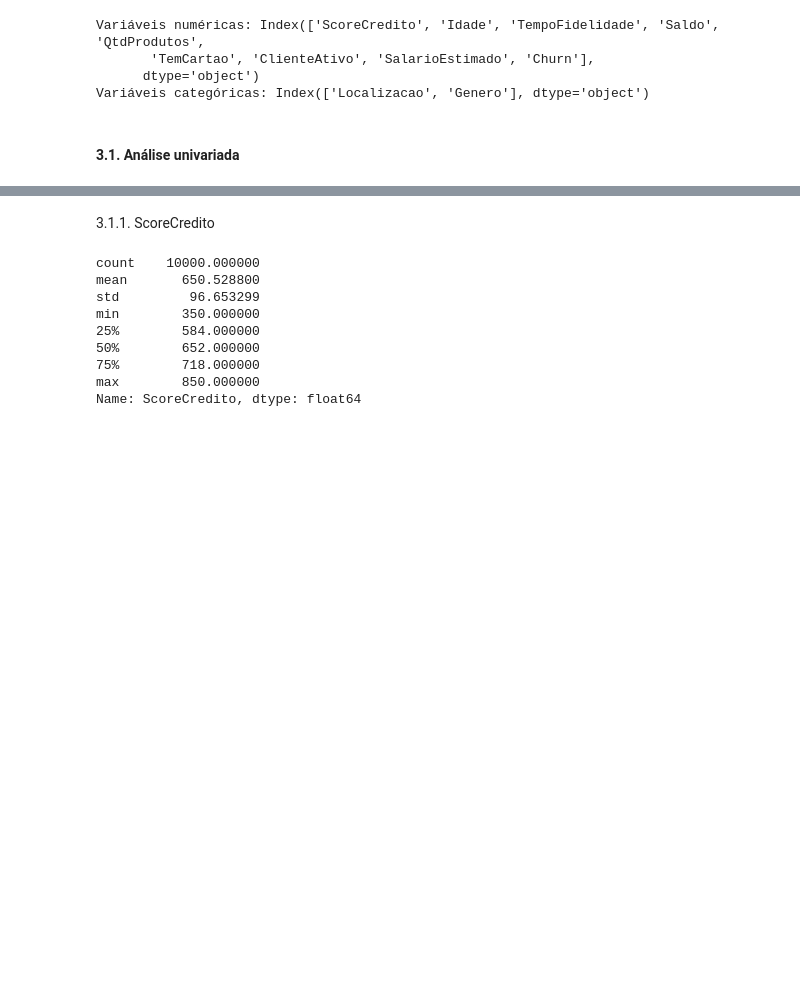
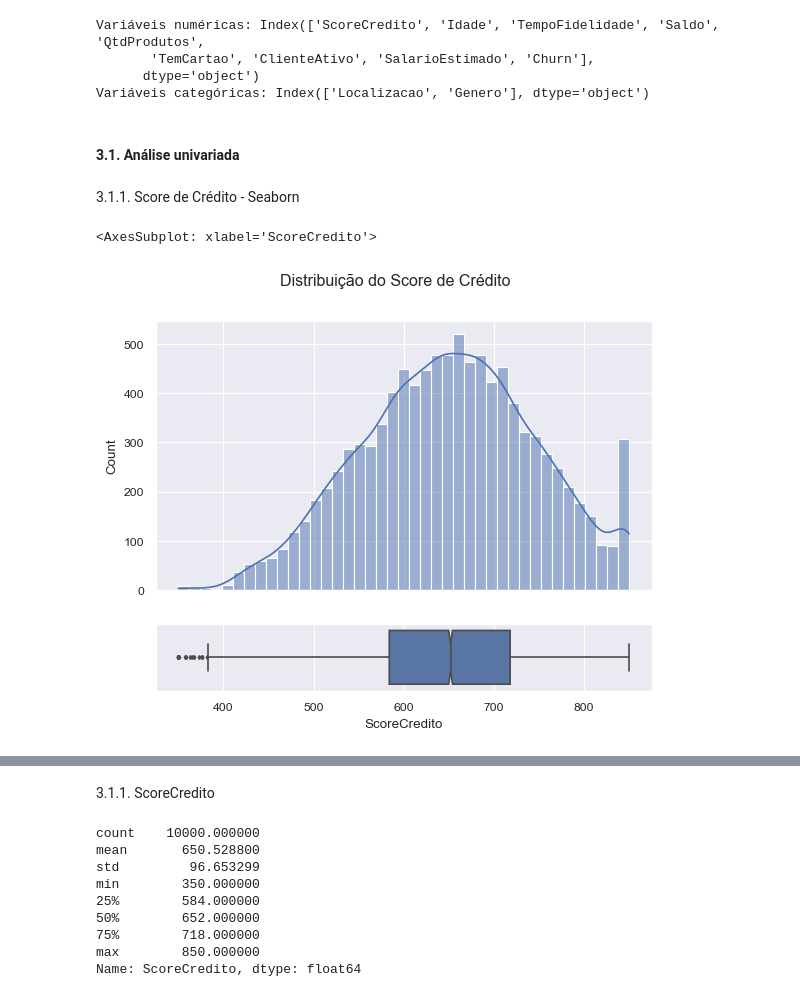
Before and after one commit to willyferreira/bank_churn, a Jupyter notebook: churn.ipynb, the cells around one changed output, grey strips where cells are left out. Cells and saved outputs as stored; diff of their text form; code cells hidden in the pictures; blank space fills up the shorter version.

```diff
--- a/churn.ipynb
+++ b/churn.ipynb
@@ -56,9 +57,9 @@ colunas_excluidas = {'RowNumber', 'CustomerId', 'Surname'}
 df = df_original.drop(columns = colunas_excluidas)
 # %%
 #Criar lista com nome das novas variáveis
-new_variaveis = {
+novas_variaveis = {
     'CustomerId': 'IdCliente',
-    'CreditScore': 'Idade',
+    'CreditScore': 'ScoreCredito',
     'Geography': 'Localizacao',
     'Gender': 'Genero',
     'Age': 'Idade',
@@ -71,7 +72,7 @@ new_variaveis = {
     'Exited': 'Churn'
     }
 #renomeando as variáveis
-df.rename(columns = new_variaveis, inplace = True)
+df.rename(columns = novas_variaveis, inplace = True)
 #
 df.head()
 # %% [output]
@@ -144,3 +145,23 @@ Variáveis categóricas: Index(['Localizacao', 'Genero'], dtype='object')
 # %%
 #IQR - https://www.statisticshowto.com/probability-and-statistics/interquartile-range/
 #Lower and Upper Fence - https://www.statisticshowto.com/upper-and-lower-fences/
+# %%
+#Definição do Tema do Seaborn
+sns.set_theme(
+    context = 'paper', style = 'darkgrid', palette = 'deep',
+    font = 'sans-serif', font_scale = 1, color_codes =  True, rc = None
+    )
+# %% [markdown]
+3.1.1. Score de Crédito - Seaborn
+# %%
+#Criação dos subplots
+fig, axs = plt.subplots(ncols = 1, nrows = 2, sharex=True, height_ratios=[0.8, 0.2])
+#Título da imagem
+plt.suptitle('Distribuição do Score de Crédito')
+#Gráfico 1 - Histograma
+sns.histplot(x = df.ScoreCredito, kde = True, ax = axs[0], stat = 'count', cumulative = False)
+#Gráfico 2 - Boxplot
+sns.boxplot(x = df.ScoreCredito, fliersize = 2, notch = True, ax = axs[1])
+# %% [output]
+<AxesSubplot: xlabel='ScoreCredito'>
+[figure, added]
```
Also changed, not shown: parts of 11 cells of this notebook, 1 other file.
